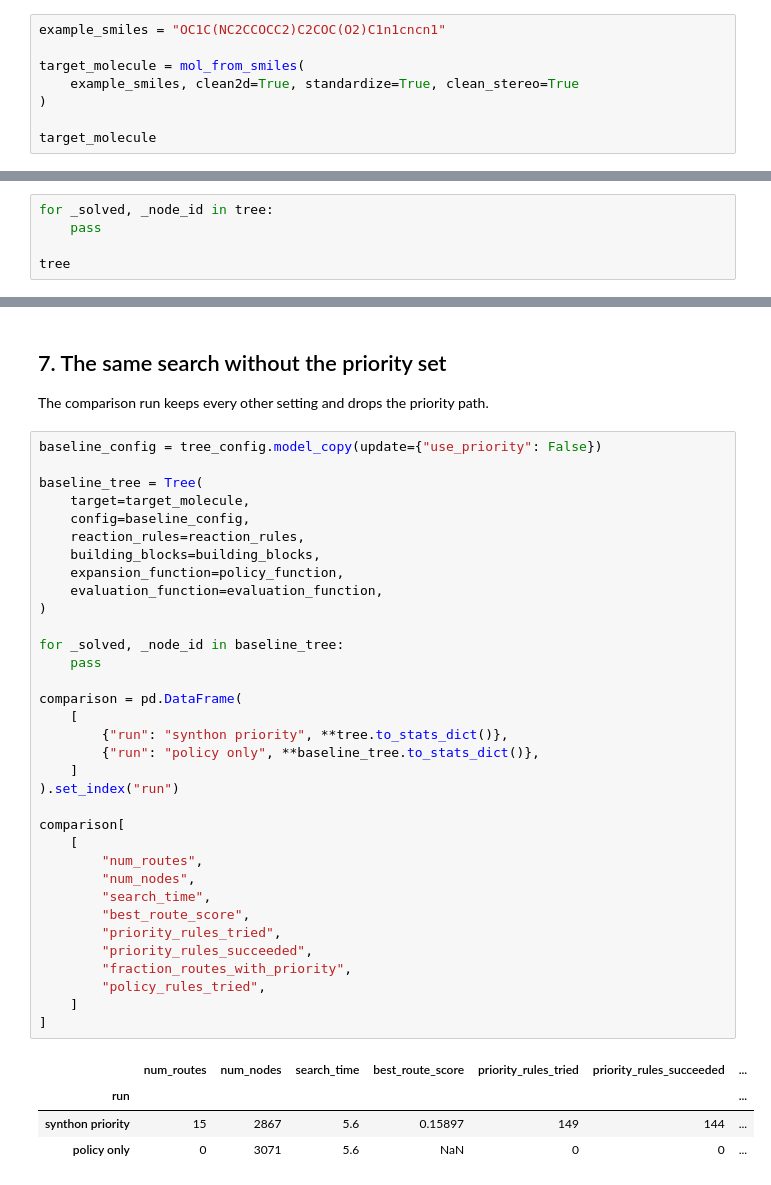
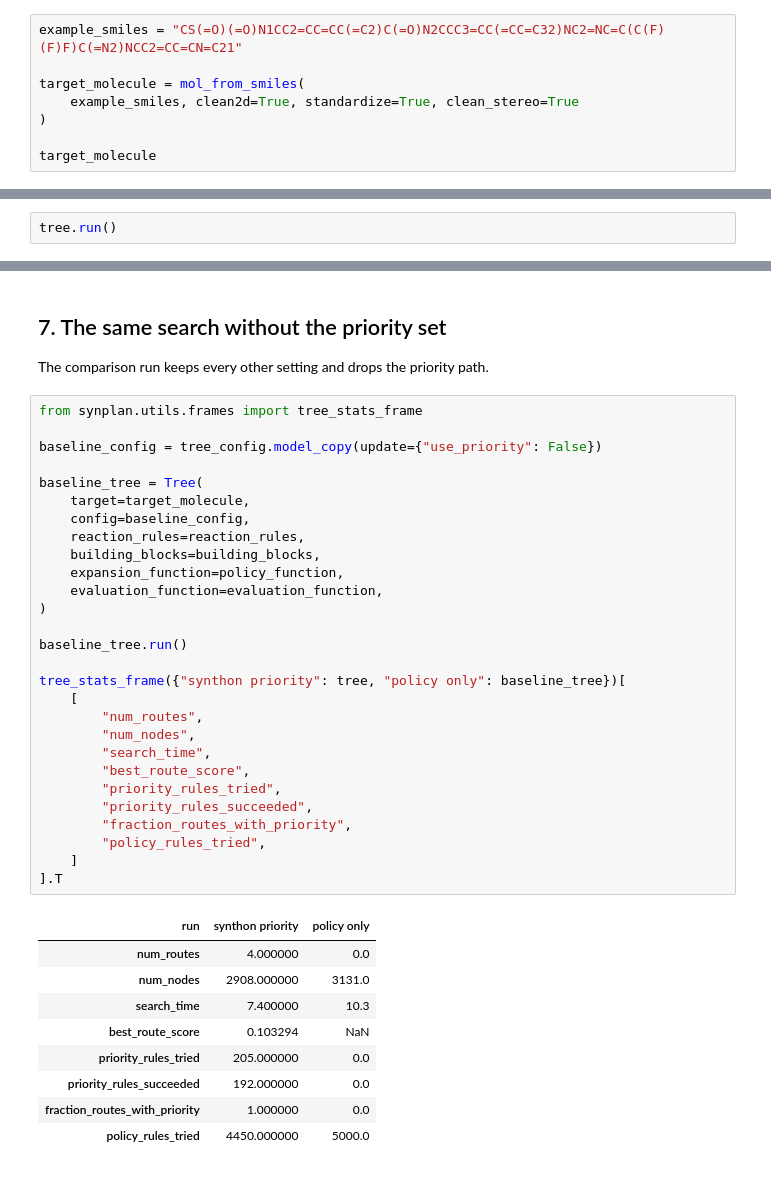
Before and after one commit to Laboratoire-de-Chemoinformatique/SynPlanner, a Jupyter notebook: tutorials/18_Retrosynthesis_With_Synthon_Priority_Rules.ipynb, the cells around one changed output, grey strips where cells are left out. Saved outputs shown, nothing was run; the diff lists cells and outputs as text.

```diff
--- a/tutorials/18_Retrosynthesis_With_Synthon_Priority_Rules.ipynb
+++ b/tutorials/18_Retrosynthesis_With_Synthon_Priority_Rules.ipynb
@@ -250,7 +231,7 @@ TypeError: refusing to apply a label-blind reaction rule to the labelled synthon
 
 Amisulpride, an antipsychotic, is a benzamide carrying a pyrrolidine on the far side of the amide nitrogen. The set has obvious work to do on it: R1.1 on the amide, R3.1 on the amine.
 # %%
-example_smiles = "OC1C(NC2CCOCC2)C2COC(O2)C1n1cncn1"
+example_smiles = "CS(=O)(=O)N1CC2=CC=CC(=C2)C(=O)N2CCC3=CC(=CC=C32)NC2=NC=C(C(F)(F)F)C(=N2)NCC2=CC=CN=C21"
 
 target_molecule = mol_from_smiles(
     example_smiles, clean2d=True, standardize=True, clean_stereo=True
@@ -287,8 +268,5 @@ tree = Tree(
     priority_rules=priority_rules,
 )
 # %%
-for _solved, _node_id in tree:
-    pass
-
-tree
+tree.run()
 # %% [output]
@@ -383,44 +345,43 @@ display(SVG(get_route_svg(tree, route_id)))
 
 The comparison run keeps every other setting and drops the priority path.
 # %%
+from synplan.utils.frames import tree_stats_frame
+
 baseline_config = tree_config.model_copy(update={"use_priority": False})
 
 baseline_tree = Tree(
     target=target_molecule,
     config=baseline_config,
     reaction_rules=reaction_rules,
     building_blocks=building_blocks,
     expansion_function=policy_function,
     evaluation_function=evaluation_function,
 )
 
-for _solved, _node_id in baseline_tree:
-    pass
+baseline_tree.run()
 
-comparison = pd.DataFrame(
-    [
-        {"run": "synthon priority", **tree.to_stats_dict()},
-        {"run": "policy only", **baseline_tree.to_stats_dict()},
-    ]
-).set_index("run")
-
-comparison[
+tree_stats_frame({"synthon priority": tree, "policy only": baseline_tree})[
     [
         "num_routes",
         "num_nodes",
         "search_time",
         "best_route_score",
         "priority_rules_tried",
         "priority_rules_succeeded",
         "fraction_routes_with_priority",
         "policy_rules_tried",
     ]
-]
+].T
 # %% [output]
-|  | num_routes | num_nodes | search_time | best_route_score | priority_rules_tried | priority_rules_succeeded | ... |
-| run |  |  |  |  |  |  | ... |
-| synthon priority | 15 | 2867 | 5.6 | 0.15897 | 149 | 144 | ... |
-| policy only | 0 | 3071 | 5.6 | NaN | 0 | 0 | ... |
+| run | synthon priority | policy only |
+| num_routes | 4.000000 | 0.0 |
+| num_nodes | 2908.000000 | 3131.0 |
+| search_time | 7.400000 | 10.3 |
+| best_route_score | 0.103294 | NaN |
+| priority_rules_tried | 205.000000 | 0.0 |
+| priority_rules_succeeded | 192.000000 | 0.0 |
+| fraction_routes_with_priority | 1.000000 | 0.0 |
+| policy_rules_tried | 4450.000000 | 5000.0 |
 # %% [markdown]
 One target and one iteration budget prove nothing general. What the two rows show is where the curated set acts: the priority disconnections take the top of the tree, the policy keeps expanding underneath, and the routes that come out carry names a chemist can check.
 
```
Also changed, not shown: parts of 13 cells of this notebook, 1 other file.
